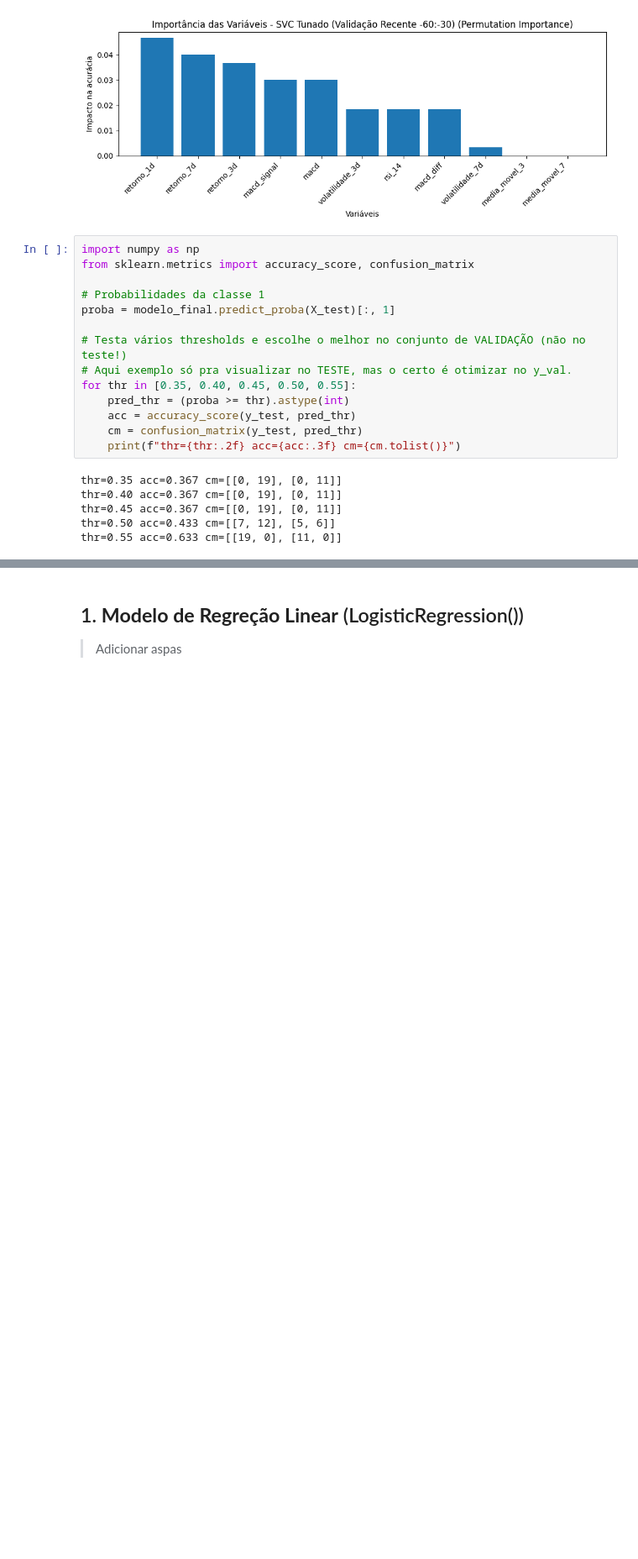
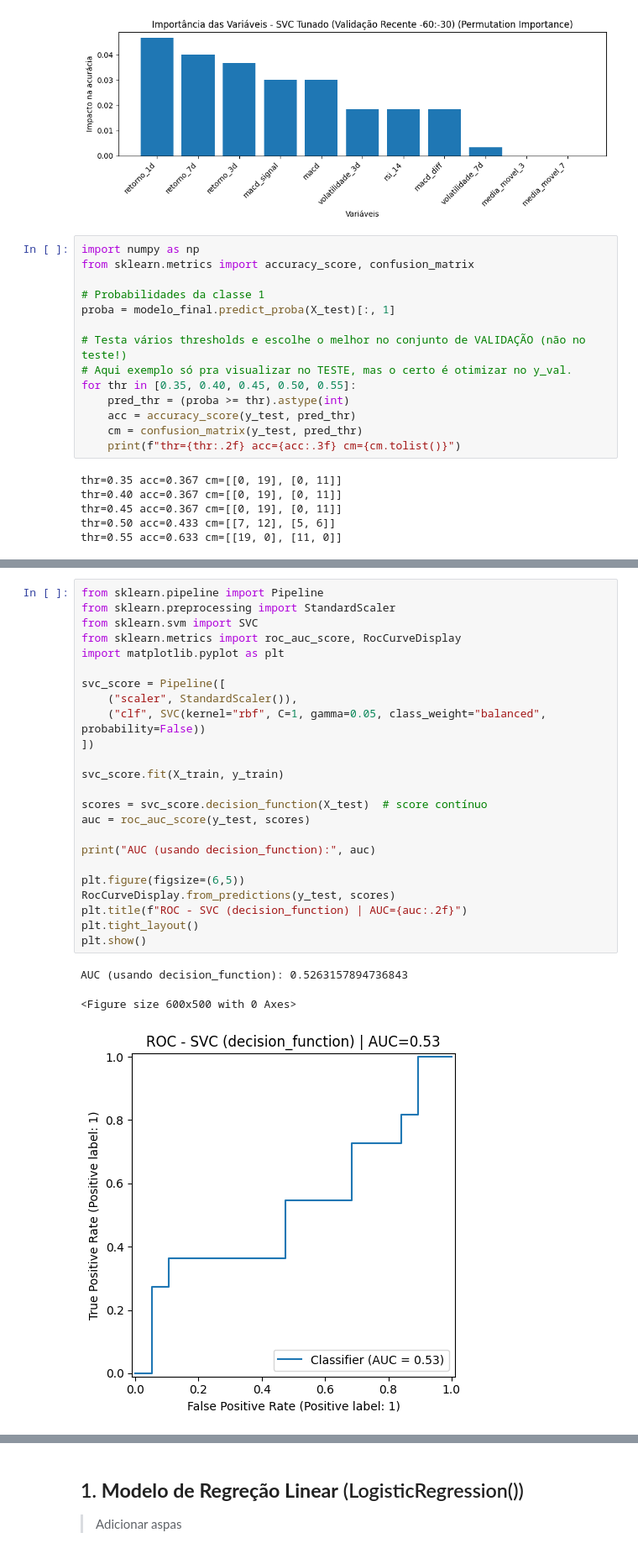
Before and after one commit to tivanello/fase2, a Jupyter notebook: notebooks/TECH_CHALLENGE_FASE_02_Eduardo_Gil_Tivanello.ipynb, the cells around one changed output, grey strips where cells are left out. Shown at 84% size. Drawn from its saved outputs; the diff is of its cells as text; blank space fills up the shorter version.

Commit message:
Criado usando o Colab V4

```diff
--- a/notebooks/TECH_CHALLENGE_FASE_02_Eduardo_Gil_Tivanello.ipynb
+++ b/notebooks/TECH_CHALLENGE_FASE_02_Eduardo_Gil_Tivanello.ipynb
@@ -1679,0 +1665,28 @@ Verificando o x_treino, x_teste e y_treino, y_teste foram criados
+# %%
+from sklearn.pipeline import Pipeline
+from sklearn.preprocessing import StandardScaler
+from sklearn.svm import SVC
+from sklearn.metrics import roc_auc_score, RocCurveDisplay
+import matplotlib.pyplot as plt
+
+svc_score = Pipeline([
+    ("scaler", StandardScaler()),
+    ("clf", SVC(kernel="rbf", C=1, gamma=0.05, class_weight="balanced", probability=False))
+])
+
+svc_score.fit(X_train, y_train)
+
+scores = svc_score.decision_function(X_test)  # score contínuo
+auc = roc_auc_score(y_test, scores)
+
+print("AUC (usando decision_function):", auc)
+
+plt.figure(figsize=(6,5))
+RocCurveDisplay.from_predictions(y_test, scores)
+plt.title(f"ROC - SVC (decision_function) | AUC={auc:.2f}")
+plt.tight_layout()
+plt.show()
+# %% [output]
+AUC (usando decision_function): 0.5263157894736843
+<Figure size 600x500 with 0 Axes>
+[figure, added]
```
Also changed, not shown: parts of 15 cells of this notebook.
